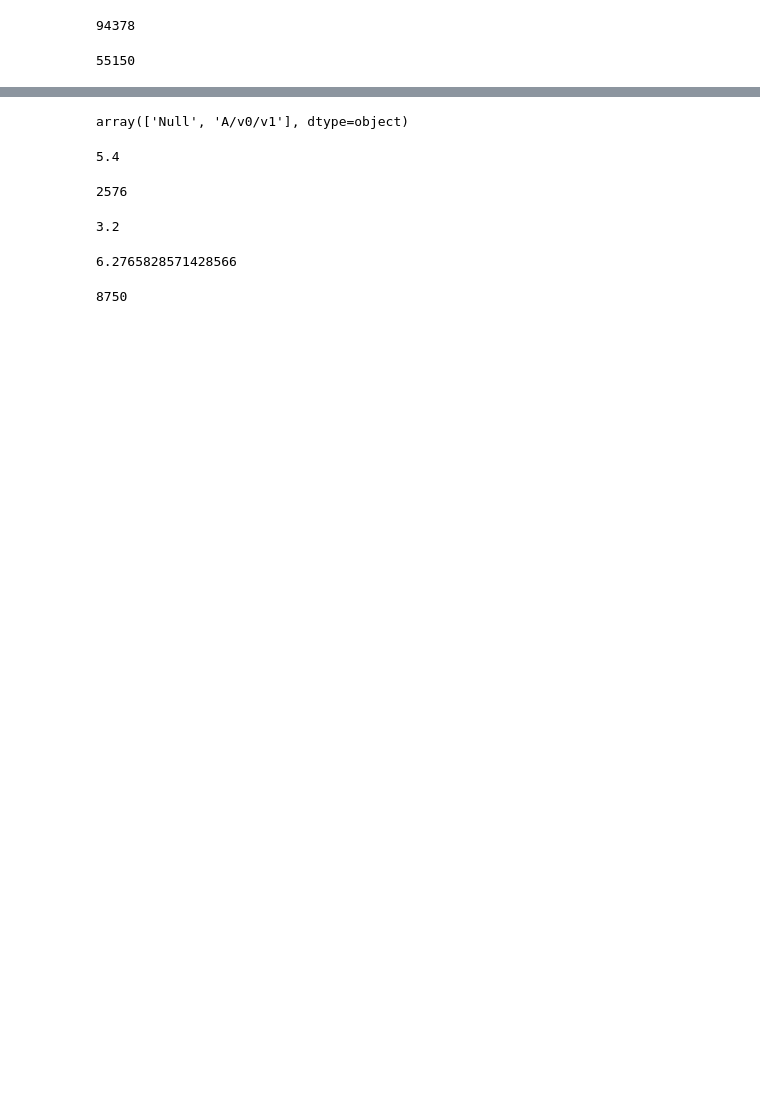
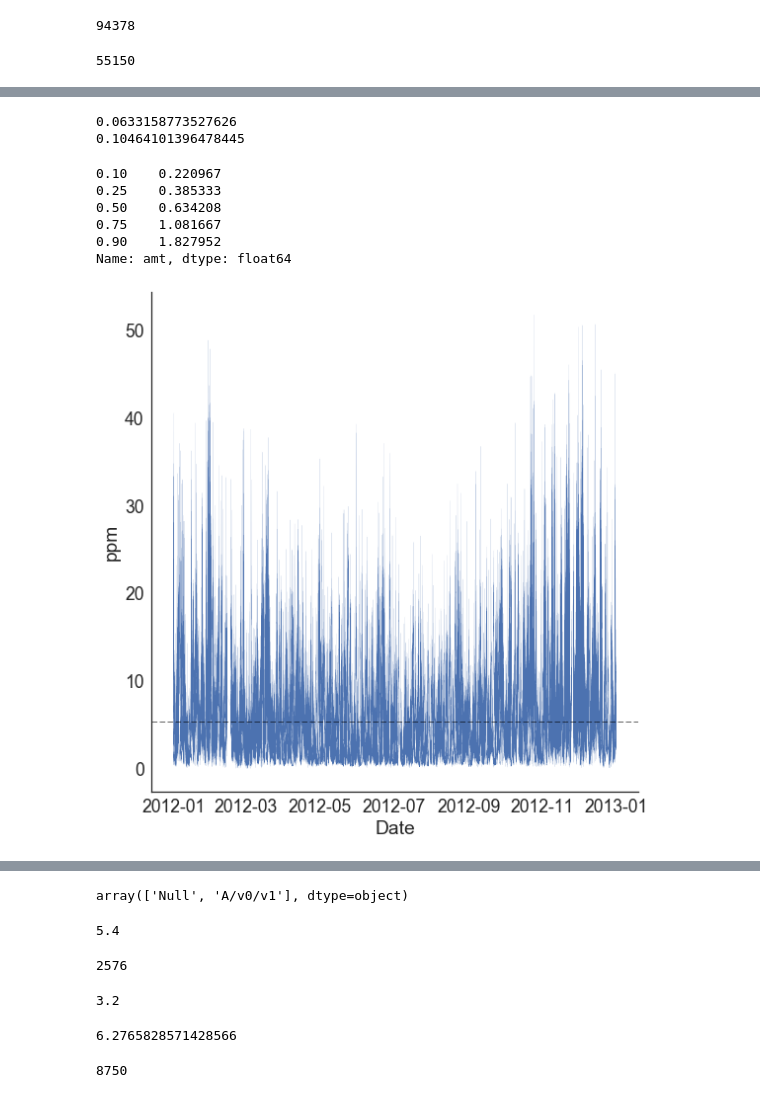
Before and after one commit to dpaolella/airproj, a Jupyter notebook: sandbox.ipynb, the cells around one changed output, grey strips where cells are left out. Saved outputs shown, nothing was run; the diff lists cells and outputs as text; code cells hidden in the pictures; blank space fills up the shorter version.

```diff
--- a/sandbox.ipynb
+++ b/sandbox.ipynb
@@ -39,0 +110,43 @@ data5min.head()
+# %%
+merged = pd.merge(melted_data1min, flattened_data5min, how="left", on=["datetime5min","pol"])
+# Drop null values
+merged.dropna()
+# Drop obs with N < 5 in 5-min data
+merged = merged[merged["N"]==5]
+# %%
+# How much of the data was dropped?
+print((len(melted_data1min.query("pol == 'no2'")) - len(merged.query("pol == 'no2'")))/ len(melted_data1min.query("pol == 'no2'")))
+print((len(melted_data1min.query("pol == 'bc'")) - len(merged.query("pol == 'bc'")))/ len(melted_data1min.query("pol == 'bc'")))
+# %% [output]
+0.0633158773527626
+0.10464101396478445
+# %%
+merged["amt"] = merged["amt"].astype("float64")
+means = pd.DataFrame(merged[["pol", "datetime5min", "amt"]].groupby(["datetime5min", "pol"]).mean().to_records())
+means.rename(columns={"amt":"Avg1Min"}, inplace=True)
+merged = pd.merge(merged, means, how="left", on=["datetime5min","pol"])
+merged["cf"] = merged["Avg"] / merged["Avg1Min"]
+merged["amt_c"] = np.where(merged["cf"] == np.inf, merged["Avg"], merged["amt"] * merged["cf"])
+# %%
+merged_no2 = merged.query("pol == 'no2'")
+merged_bc = merged.query("pol == 'bc'")
+# %%
+sns.set(font_scale=1.75)
+sns.set_style("white")
+# %%
+merged_bc.amt.quantile([0.1, 0.25, .5, 0.75, 0.9])
+# %% [output]
+0.10    0.220967
+0.25    0.385333
+0.50    0.634208
+0.75    1.081667
+0.90    1.827952
+Name: amt, dtype: float64
+# %%
+ax = sns.FacetGrid(merged_no2, size=8)
+ax.map(plt.plot,"datetime", "amt", linewidth=0.08)
+ax.map(plt.axhline, y=no2_mean, linewidth=0.6, color="black", linestyle="--")
+ax.set_axis_labels("Date", "ppm")
+ax.savefig("no2_ts.png", dpi=400);
+# %% [output]
+[figure, added]
```
Also changed, not shown: parts of 45 cells of this notebook, 8 other files.
